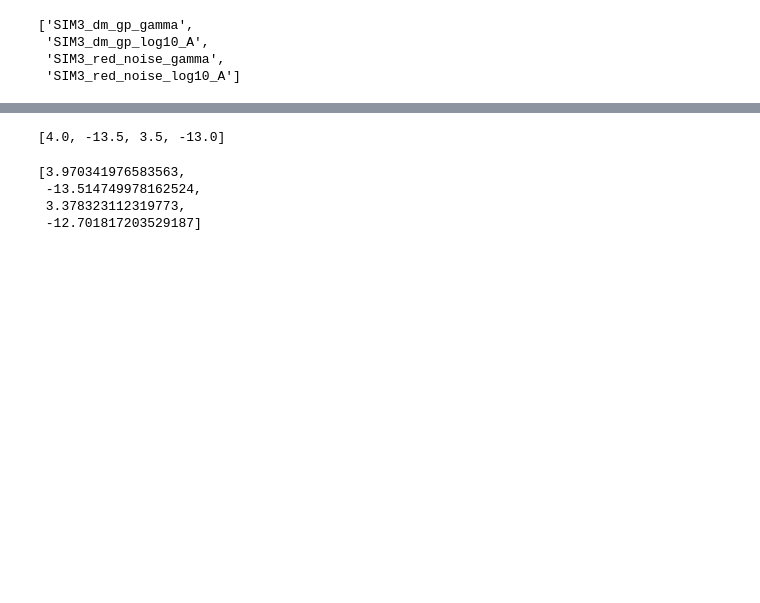
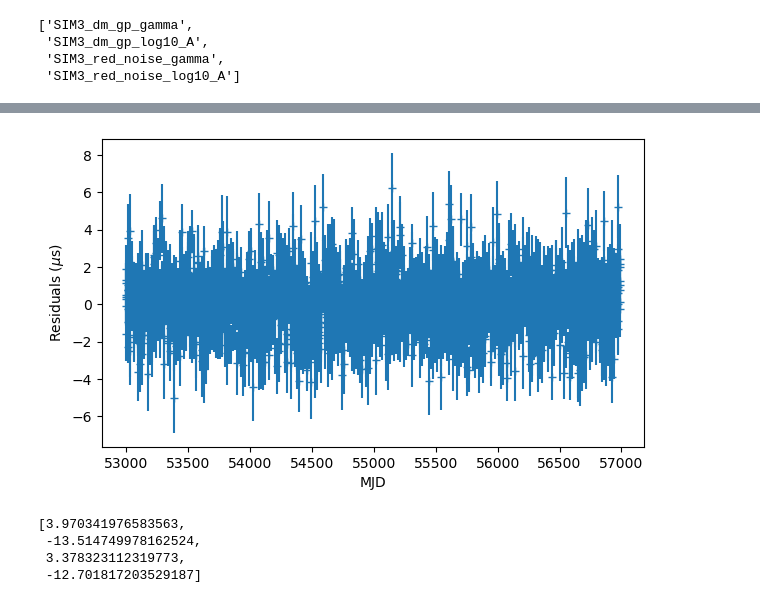
Before and after one commit to abhisrkckl/pint-noise, a Jupyter notebook: sim5-dmn-arn/Sim5-comparison.ipynb, the cells around one changed output, grey strips where cells are left out. Drawn from its saved outputs; the diff is of its cells as text; code cells hidden in the pictures; blank space fills up the shorter version.

```diff
--- a/sim5-dmn-arn/Sim5-comparison.ipynb
+++ b/sim5-dmn-arn/Sim5-comparison.ipynb
@@ -192,7 +234,17 @@ for i in range(ndim):
 # %%
-true_params
+res = Residuals(t, m_wx)
+tmjd = t.get_mjds().value
+r = res.calc_time_resids().to_value("us")
+terr = res.get_data_error().to_value("us")
+
+plt.figure(figsize=(7, 4))
+plt.errorbar(tmjd, r, terr, marker="+", ls="")
+plt.xlabel("MJD")
+plt.ylabel("Residuals ($\\mu$s)")
+
+plt.savefig("sim5-resids.pdf")
 # %% [output]
-[4.0, -13.5, 3.5, -13.0]
+[figure, added]
 # %%
 pint_params
 # %% [output]
```
Also changed, not shown: parts of 19 cells of this notebook.
